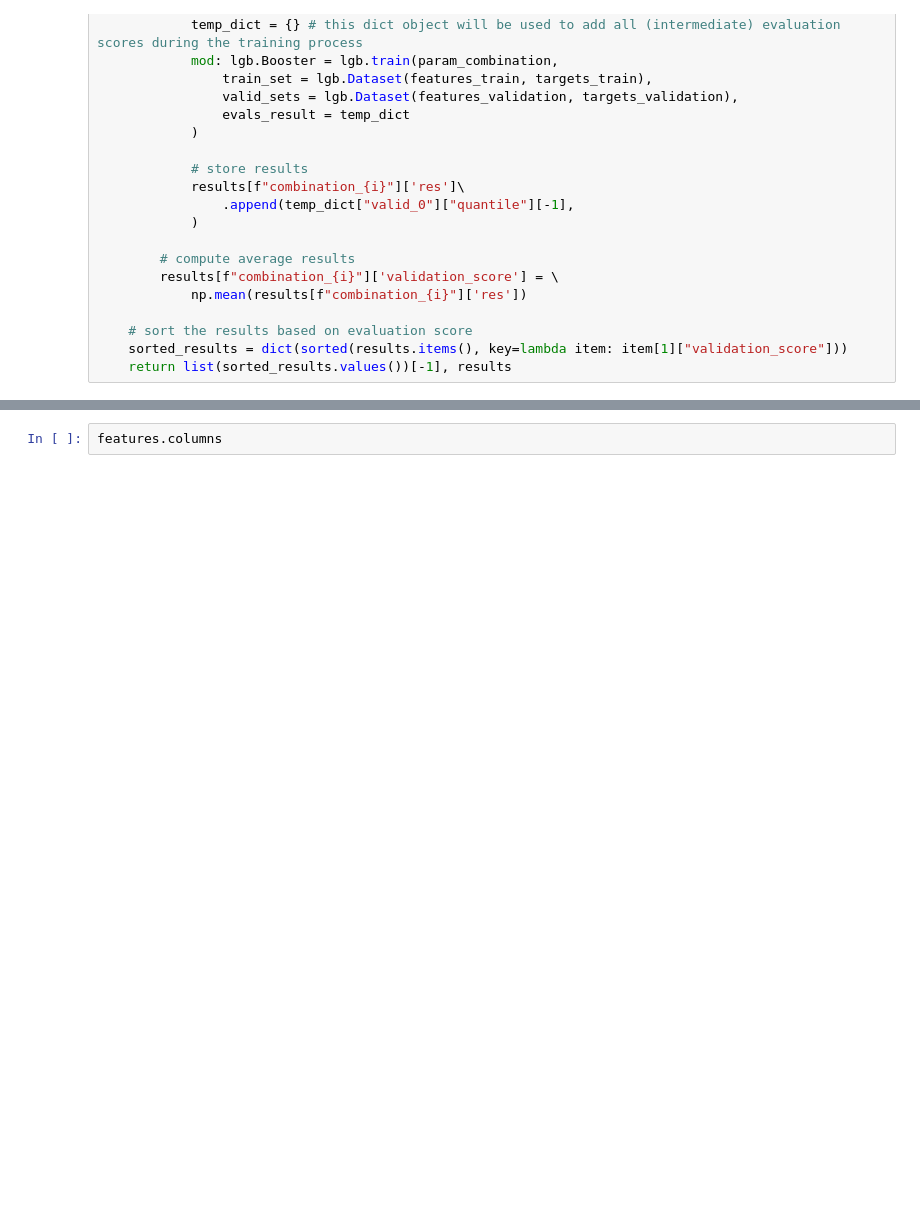
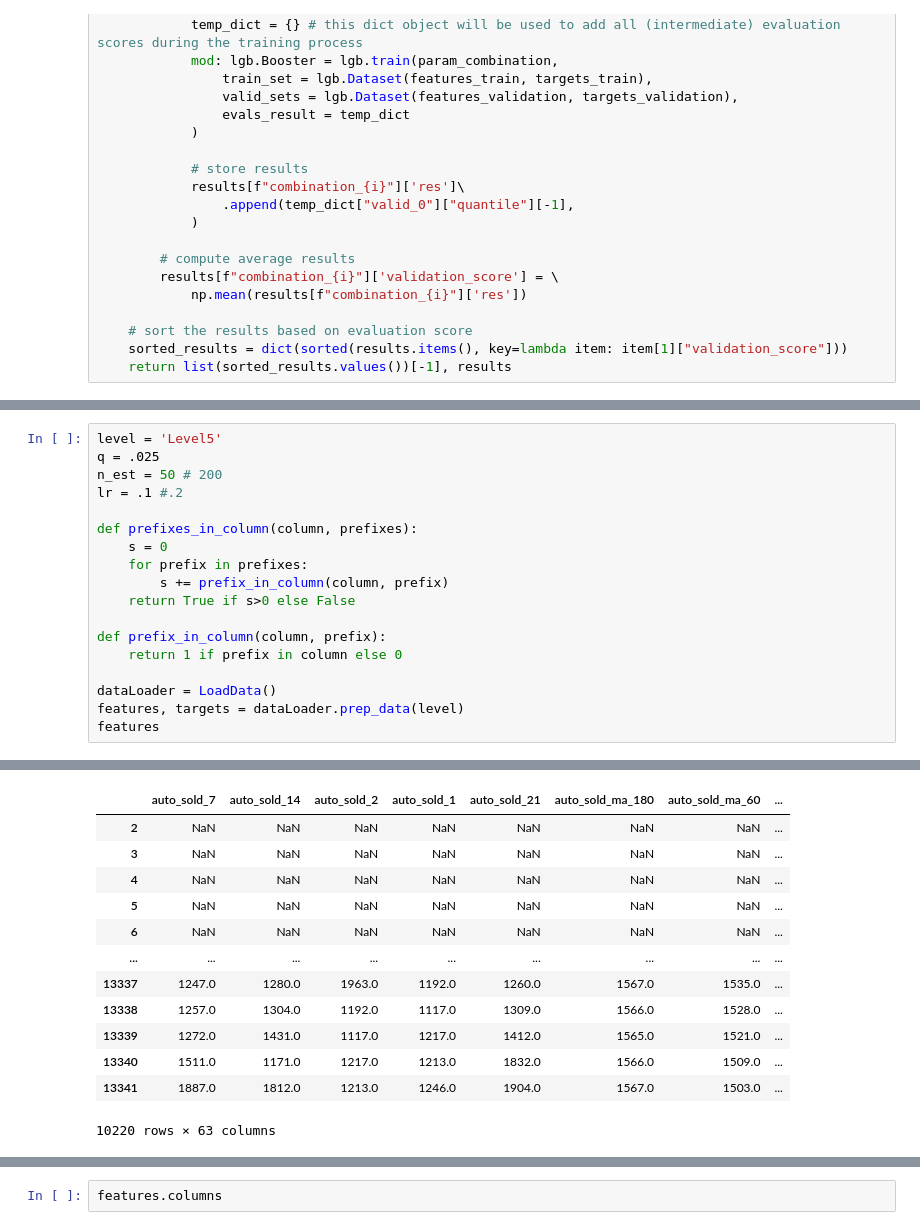
Before and after one commit to CodingNoob234/m5-forecasting-uncertainty, a Jupyter notebook: code/un_training_model_quantiles.ipynb, the cells around one changed output, grey strips where cells are left out. Cells and saved outputs as stored; diff of their text form; blank space fills up the shorter version.

```diff
--- a/code/un_training_model_quantiles.ipynb
+++ b/code/un_training_model_quantiles.ipynb
@@ -169,0 +172,19 @@ def prep_data(level):
+# %%
+level = 'Level5'
+q = .025
+n_est = 50 # 200
+lr = .1 #.2
+
+def prefixes_in_column(column, prefixes):
+    s = 0
+    for prefix in prefixes:
+        s += prefix_in_column(column, prefix)
+    return True if s>0 else False
+
+def prefix_in_column(column, prefix):
+    return 1 if prefix in column else 0
+
+dataLoader = LoadData()
+features, targets = dataLoader.prep_data(level)
+features
+# %% [output]
@@ -169,0 +192,13 @@ def prep_data(level):
+|  | auto_sold_7 | auto_sold_14 | auto_sold_2 | auto_sold_1 | auto_sold_21 | auto_sold_ma_180 | auto_sold_ma_60 | ... |
+| 2 | NaN | NaN | NaN | NaN | NaN | NaN | NaN | ... |
+| 3 | NaN | NaN | NaN | NaN | NaN | NaN | NaN | ... |
+| 4 | NaN | NaN | NaN | NaN | NaN | NaN | NaN | ... |
+| 5 | NaN | NaN | NaN | NaN | NaN | NaN | NaN | ... |
+| 6 | NaN | NaN | NaN | NaN | NaN | NaN | NaN | ... |
+| ... | ... | ... | ... | ... | ... | ... | ... | ... |
+| 13337 | 1247.0 | 1280.0 | 1963.0 | 1192.0 | 1260.0 | 1567.0 | 1535.0 | ... |
+| 13338 | 1257.0 | 1304.0 | 1192.0 | 1117.0 | 1309.0 | 1566.0 | 1528.0 | ... |
+| 13339 | 1272.0 | 1431.0 | 1117.0 | 1217.0 | 1412.0 | 1565.0 | 1521.0 | ... |
+| 13340 | 1511.0 | 1171.0 | 1217.0 | 1213.0 | 1832.0 | 1566.0 | 1509.0 | ... |
+| 13341 | 1887.0 | 1812.0 | 1213.0 | 1246.0 | 1904.0 | 1567.0 | 1503.0 | ... |
+10220 rows × 63 columns
```
Also changed, not shown: parts of 8 cells of this notebook, 2 other files.
